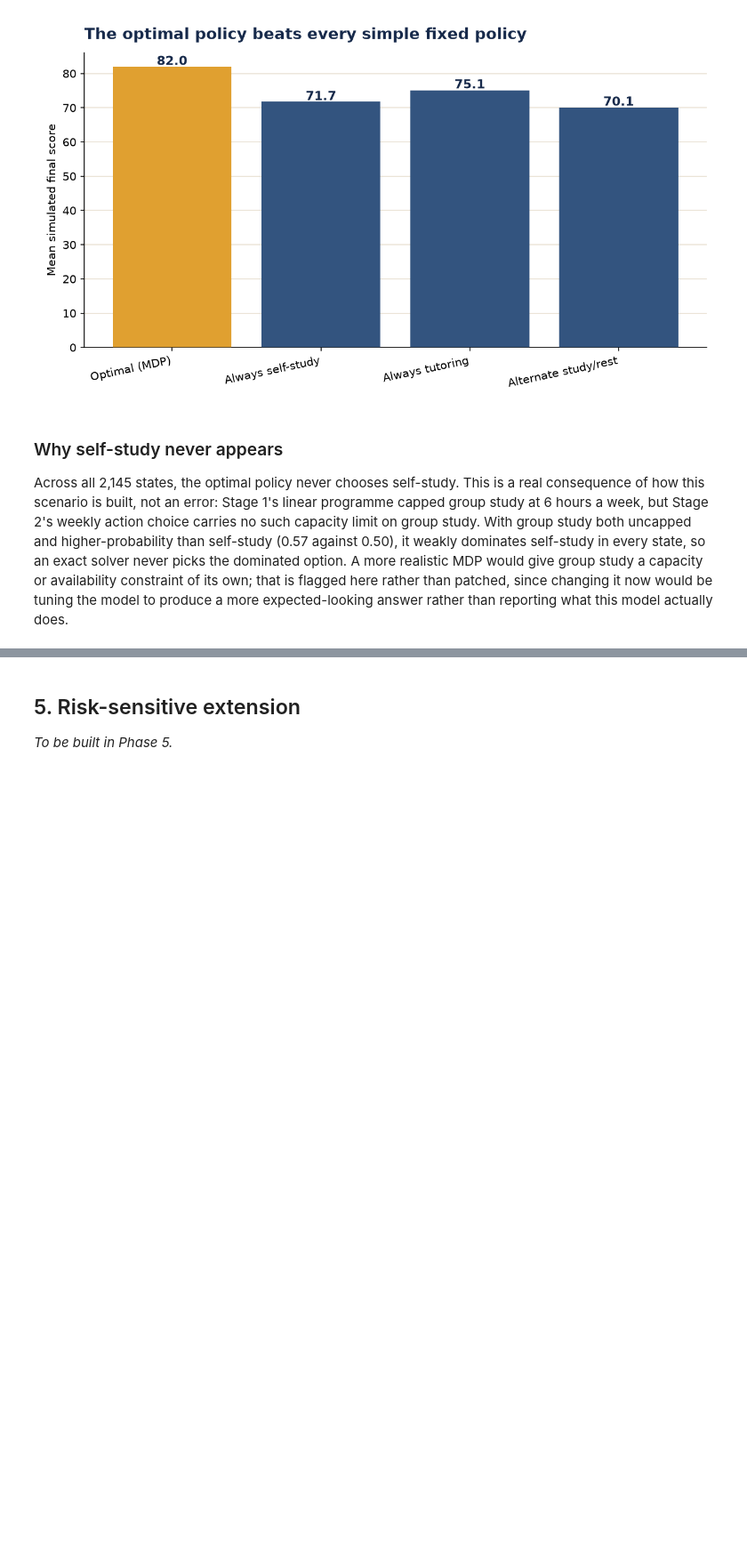
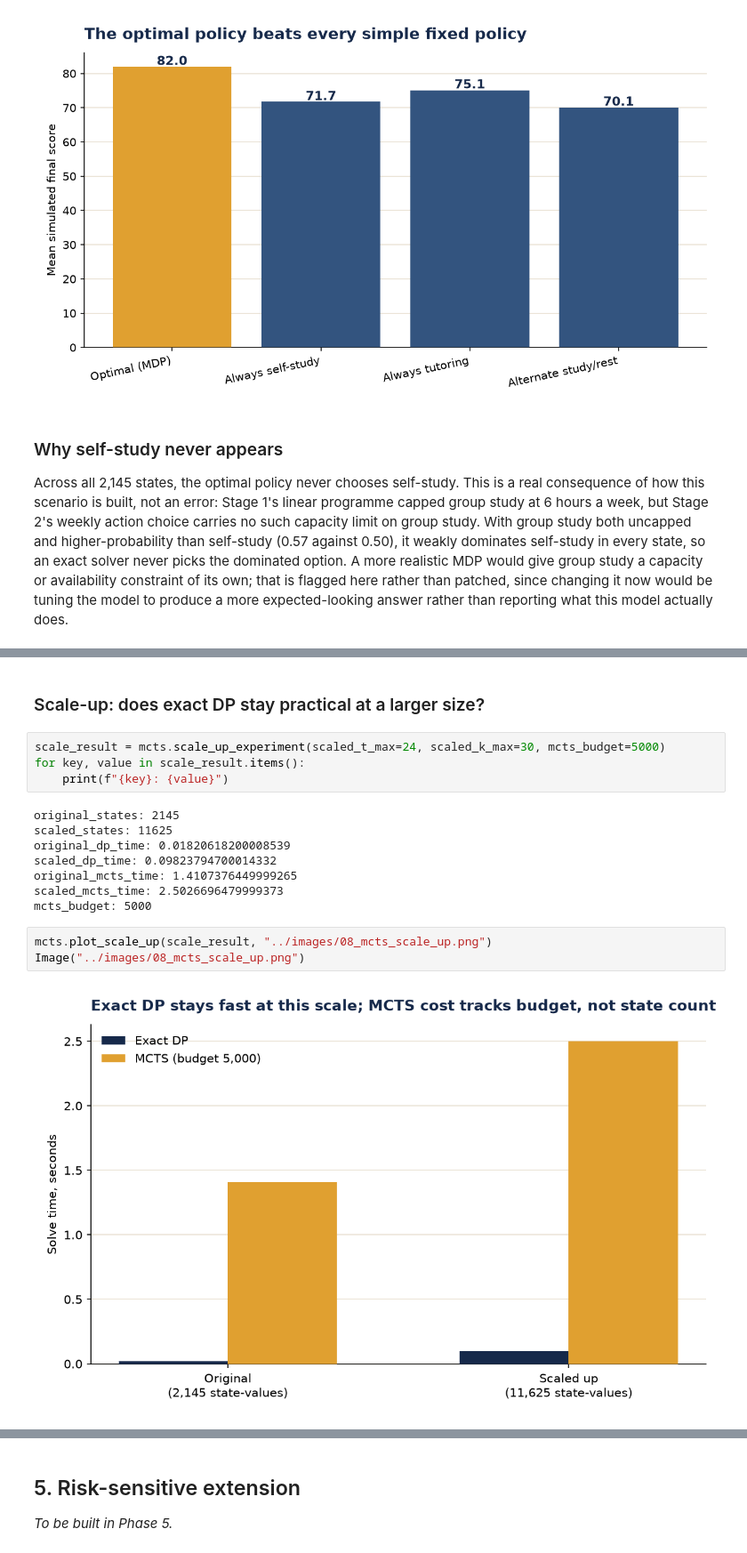
Before and after one commit to prachidabli-data/prachidabli-data.github.io, a Jupyter notebook: statistical-modelling-project-2/notebook/decision_modelling.ipynb, the cells around one changed output, grey strips where cells are left out. Shown at 89% size. Drawn from its saved outputs; the diff is of its cells as text; blank space fills up the shorter version.

```diff
--- a/statistical-modelling-project-2/notebook/decision_modelling.ipynb
+++ b/statistical-modelling-project-2/notebook/decision_modelling.ipynb
@@ -442,0 +598,19 @@ what this model actually does.
+# %% [markdown]
+### Scale-up: does exact DP stay practical at a larger size?
+# %%
+scale_result = mcts.scale_up_experiment(scaled_t_max=24, scaled_k_max=30, mcts_budget=5000)
+for key, value in scale_result.items():
+    print(f"{key}: {value}")
+# %% [output]
+original_states: 2145
+scaled_states: 11625
+original_dp_time: 0.01820618200008539
+scaled_dp_time: 0.09823794700014332
+original_mcts_time: 1.4107376449999265
+scaled_mcts_time: 2.5026696479999373
+mcts_budget: 5000
+# %%
+mcts.plot_scale_up(scale_result, "../images/08_mcts_scale_up.png")
+Image("../images/08_mcts_scale_up.png")
+# %% [output]
+[figure, added]
```
Also changed, not shown: parts of 16 cells of this notebook, 7 other files.
